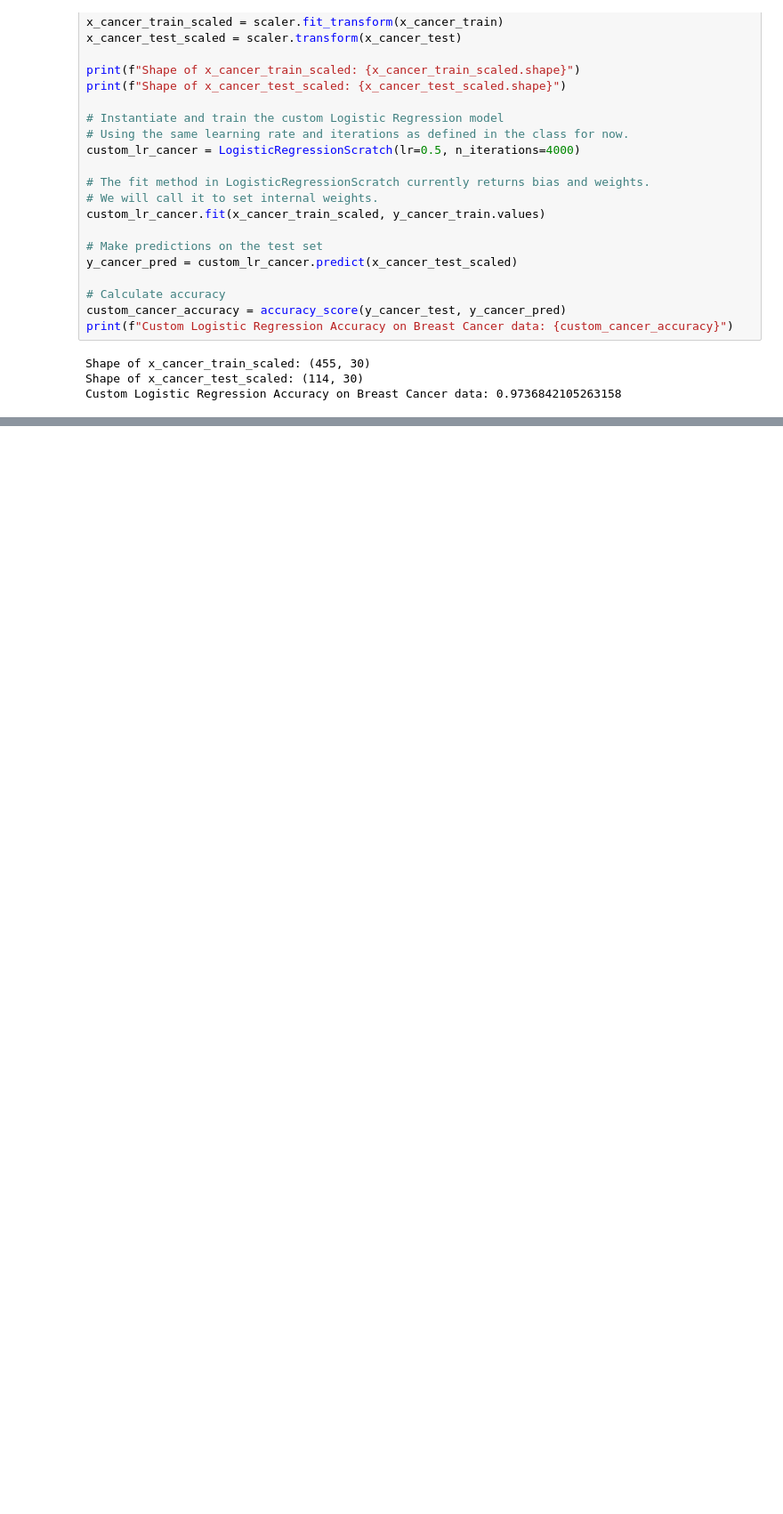
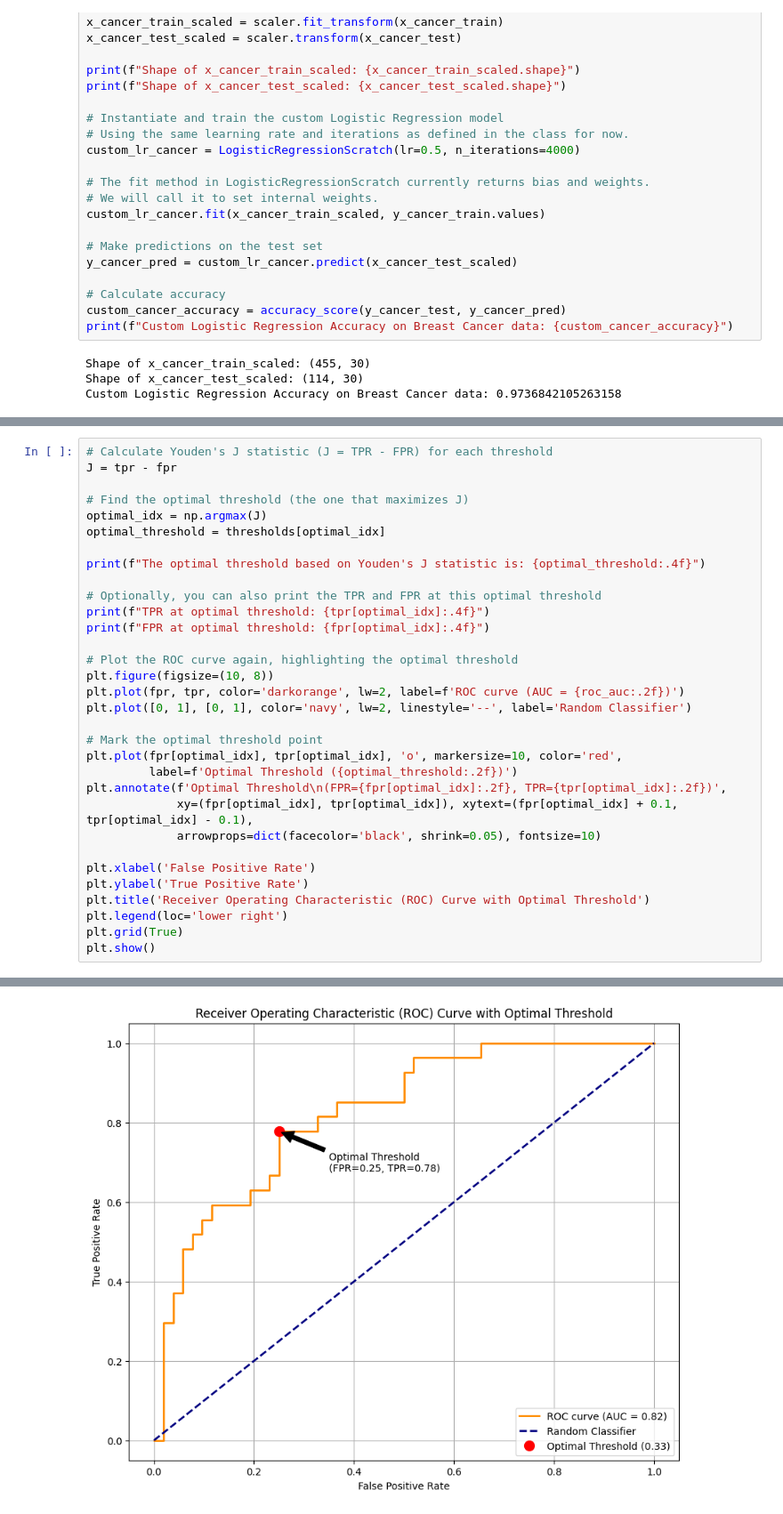
Before and after one commit to saim9211/Machine-Learning-Stuff, a Jupyter notebook: logistic_regression.ipynb, the cells around one changed output, grey strips where cells are left out. Shown at 89% size. Cells and saved outputs as stored; diff of their text form; blank space fills up the shorter version.

```diff
--- a/logistic_regression.ipynb
+++ b/logistic_regression.ipynb
@@ -518,0 +552,33 @@ plt.show()
+# %%
+# Calculate Youden's J statistic (J = TPR - FPR) for each threshold
+J = tpr - fpr
+
+# Find the optimal threshold (the one that maximizes J)
+optimal_idx = np.argmax(J)
+optimal_threshold = thresholds[optimal_idx]
+
+print(f"The optimal threshold based on Youden's J statistic is: {optimal_threshold:.4f}")
+
+# Optionally, you can also print the TPR and FPR at this optimal threshold
+print(f"TPR at optimal threshold: {tpr[optimal_idx]:.4f}")
+print(f"FPR at optimal threshold: {fpr[optimal_idx]:.4f}")
+
+# Plot the ROC curve again, highlighting the optimal threshold
+plt.figure(figsize=(10, 8))
+plt.plot(fpr, tpr, color='darkorange', lw=2, label=f'ROC curve (AUC = {roc_auc:.2f})')
+plt.plot([0, 1], [0, 1], color='navy', lw=2, linestyle='--', label='Random Classifier')
+
+# Mark the optimal threshold point
+plt.plot(fpr[optimal_idx], tpr[optimal_idx], 'o', markersize=10, color='red',
+         label=f'Optimal Threshold ({optimal_threshold:.2f})')
+plt.annotate(f'Optimal Threshold\n(FPR={fpr[optimal_idx]:.2f}, TPR={tpr[optimal_idx]:.2f})',
+             xy=(fpr[optimal_idx], tpr[optimal_idx]), xytext=(fpr[optimal_idx] + 0.1, tpr[optimal_idx] - 0.1),
+             arrowprops=dict(facecolor='black', shrink=0.05), fontsize=10)
+
+plt.xlabel('False Positive Rate')
+plt.ylabel('True Positive Rate')
+plt.title('Receiver Operating Characteristic (ROC) Curve with Optimal Threshold')
+plt.legend(loc='lower right')
+plt.grid(True)
+plt.show()
+# %% [output]
@@ -518,0 +588 @@ plt.show()
+[figure, added]
```
Also changed, not shown: parts of 27 cells of this notebook.
